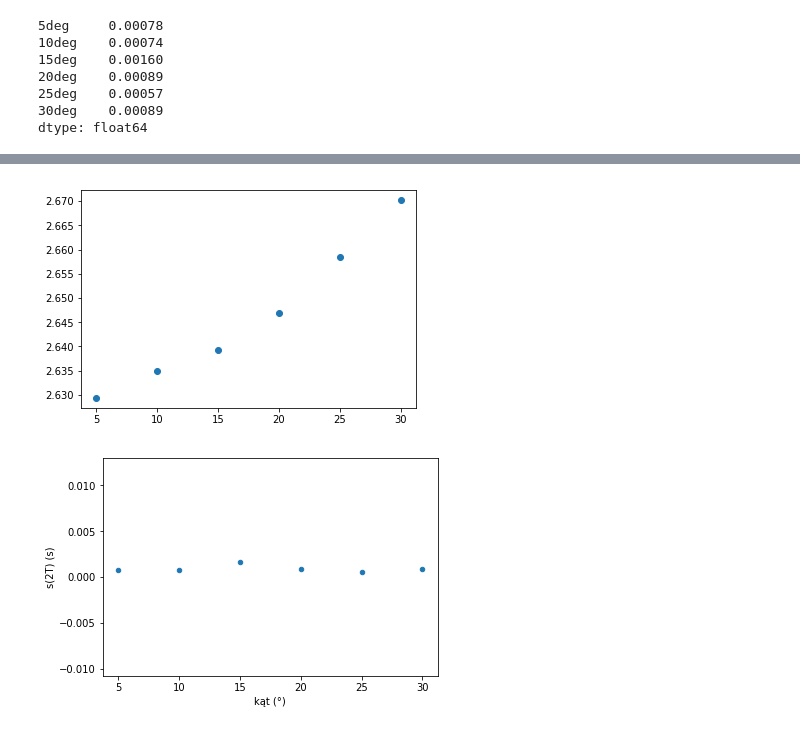
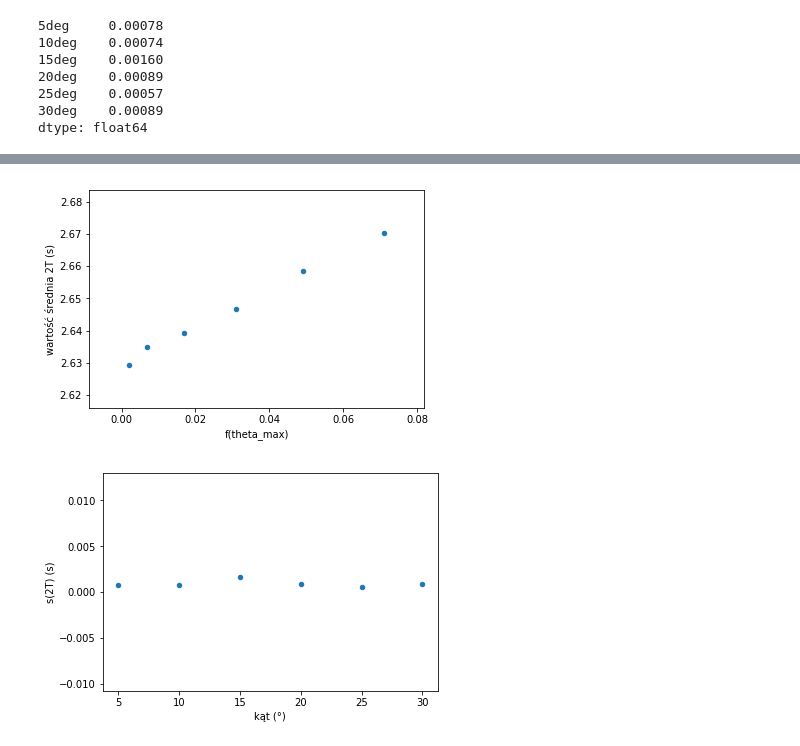
Before and after one commit to Necior/mini-fizyka-lab, a Jupyter notebook: lab02/notebook02.ipynb, the cells around one changed output, grey strips where cells are left out. Saved outputs shown, nothing was run; the diff lists cells and outputs as text; code cells hidden in the pictures.

```diff
--- a/lab02/notebook02.ipynb
+++ b/lab02/notebook02.ipynb
@@ -67,8 +70,10 @@ matplotlib.pyplot.savefig('wykres-1_0.pdf')
-# %%
-matplotlib.pyplot.plot(df['kąt (°)'], df['wartość średnia 2T (s)'], 'o')
-matplotlib.pyplot.savefig('wykres-1_1.pdf')
-# %% [output]
-[figure, removed]
+# %%
+f_with_means = {'f(theta_max)': [0.002,0.007,0.017,0.031,0.049,0.071], 'wartość średnia 2T (s)': data_1.mean()}
+df_1 = pandas.DataFrame(f_with_means)
+df_1.plot(kind='scatter', x='f(theta_max)', y='wartość średnia 2T (s)')
+matplotlib.pyplot.savefig('wykres_x.pdf')
+# %% [output]
+[figure, added]
 # %%
 angles_with_std = {'kąt (°)': [5,10,15,20,25,30], 's(2T) (s)': data_1.std().round(5)}
 df2 = pandas.DataFrame(angles_with_std)
```
Also changed, not shown: parts of 4 cells of this notebook, 9 other files.
